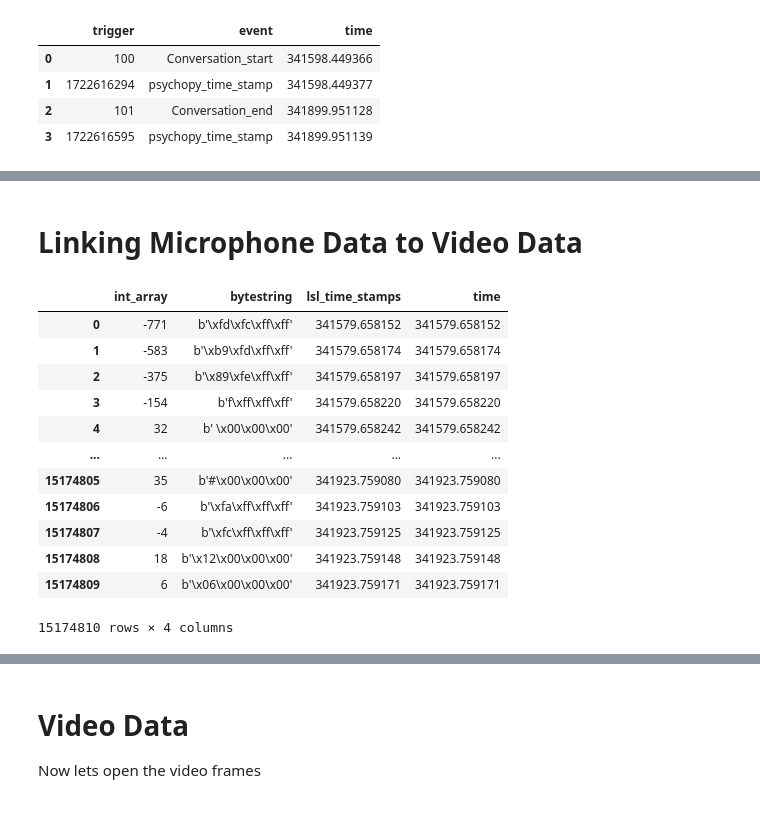
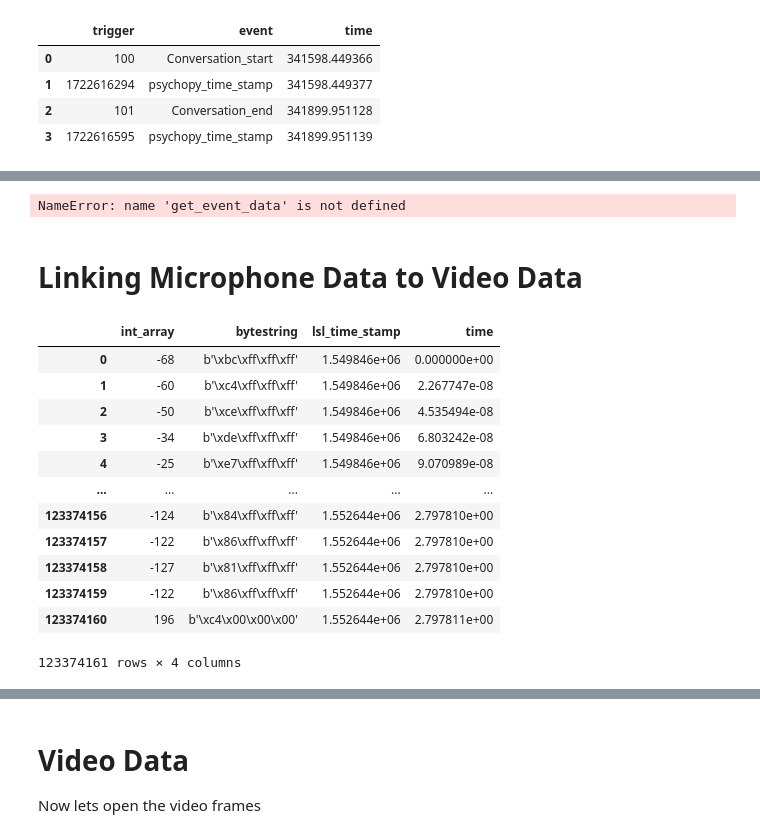
Before and after one commit to BryanGonzalez262/MOBI2024, a Jupyter notebook: CUNY_FACIAL/Code/pilot_check.ipynb, the cells around one changed output, grey strips where cells are left out. Drawn from its saved outputs; the diff is of its cells as text; code cells hidden in the pictures.

```diff
--- a/CUNY_FACIAL/Code/pilot_check.ipynb
+++ b/CUNY_FACIAL/Code/pilot_check.ipynb
@@ -13,7 +13,7 @@ import cv2
 # %% [markdown]
 # Load Data
 # %%
-xdf_path = "C:/Users/Admin/Documents/CurrentStudy/sub-P001/ses-S001/stim/sub-P001_ses-S001_task-StimTest_run-001_stim.xdf"
+xdf_path = "C:/Users/Admin/Documents/CurrentStudy/sub-P2222/ses-S001/mobi/sub-P2222_ses-S001_task-CUNY_face_run-001_mobi.xdf"
 #xdf_path = "C:/Users/Admin/Documents/CurrentStudy/sub-P666/ses-S001/mobi/sub-P666_ses-S001_task-Story_run-001_mobi.xdf"
 #xdf_path = "C:/Users/Admin/Documents/CurrentStudy/sub-Pbryan/ses-S001/mic/sub-Pbryan_ses-S001_task-MicTest_run-001_mic.xdf"
 data, header = pyxdf.load_xdf(xdf_path)
@@ -187,24 +218,38 @@ stim_df
+# %%
+physio_resting_state = get_event_data('CampFriend', ps_df)
+fig, ax = plt.subplots(figsize=(20,20), nrows=len(column_labels), ncols=1)
+
+# Make this one figure with subplots
+#for i, col in enumerate(['RESPIRATION0', 'fSpO21', 'fSpO22', '%SpO23']):
+for i, col in enumerate(column_labels):
+
+
+    #plt.plot(ps_df.loc[(ps_df['time'] > 1000) & (ps_df['time'] < 1015), col])
+    #plt.subplot(ps_df['time'], ps_df[col], ax= ax[i])
+    sns.lineplot(data=physio_resting_state, x='time', y=col, ax=ax[i])
+# %% [output]
+NameError: name 'get_event_data' is not defined
 # %% [markdown]
 # Linking Microphone Data to Video Data
 # %%
 mic_data = data[5]
 mic_df = pd.DataFrame(mic_data['time_series'], columns=['int_array'])
 mic_df['bytestring'] = mic_df['int_array'].apply(lambda x: np.array(x).tobytes())
-mic_df['lsl_time_stamps'] = mic_data['time_stamps']
-mic_df['time'] = mic_data['time_stamps'] #- mic_data['time_stamps'][0]
+mic_df['lsl_time_stamp'] = mic_data['time_stamps']
+mic_df['time'] = (mic_data['time_stamps'] - mic_data['time_stamps'][0])/1000
 mic_df
 # %% [output]
-|  | int_array | bytestring | lsl_time_stamps | time |
-| 0 | -771 | b'\xfd\xfc\xff\xff' | 341579.658152 | 341579.658152 |
-| 1 | -583 | b'\xb9\xfd\xff\xff' | 341579.658174 | 341579.658174 |
-| 2 | -375 | b'\x89\xfe\xff\xff' | 341579.658197 | 341579.658197 |
-| 3 | -154 | b'f\xff\xff\xff' | 341579.658220 | 341579.658220 |
-| 4 | 32 | b' \x00\x00\x00' | 341579.658242 | 341579.658242 |
+|  | int_array | bytestring | lsl_time_stamp | time |
+| 0 | -68 | b'\xbc\xff\xff\xff' | 1.549846e+06 | 0.000000e+00 |
+| 1 | -60 | b'\xc4\xff\xff\xff' | 1.549846e+06 | 2.267747e-08 |
+| 2 | -50 | b'\xce\xff\xff\xff' | 1.549846e+06 | 4.535494e-08 |
+| 3 | -34 | b'\xde\xff\xff\xff' | 1.549846e+06 | 6.803242e-08 |
+| 4 | -25 | b'\xe7\xff\xff\xff' | 1.549846e+06 | 9.070989e-08 |
 | ... | ... | ... | ... | ... |
-| 15174805 | 35 | b'#\x00\x00\x00' | 341923.759080 | 341923.759080 |
-| 15174806 | -6 | b'\xfa\xff\xff\xff' | 341923.759103 | 341923.759103 |
-| 15174807 | -4 | b'\xfc\xff\xff\xff' | 341923.759125 | 341923.759125 |
-| 15174808 | 18 | b'\x12\x00\x00\x00' | 341923.759148 | 341923.759148 |
-| 15174809 | 6 | b'\x06\x00\x00\x00' | 341923.759171 | 341923.759171 |
+| 123374156 | -124 | b'\x84\xff\xff\xff' | 1.552644e+06 | 2.797810e+00 |
+| 123374157 | -122 | b'\x86\xff\xff\xff' | 1.552644e+06 | 2.797810e+00 |
+| 123374158 | -127 | b'\x81\xff\xff\xff' | 1.552644e+06 | 2.797810e+00 |
+| 123374159 | -122 | b'\x86\xff\xff\xff' | 1.552644e+06 | 2.797810e+00 |
+| 123374160 | 196 | b'\xc4\x00\x00\x00' | 1.552644e+06 | 2.797811e+00 |
-15174810 rows × 4 columns
+123374161 rows × 4 columns
 # %%
```
Also changed, not shown: parts of 30 cells of this notebook.
